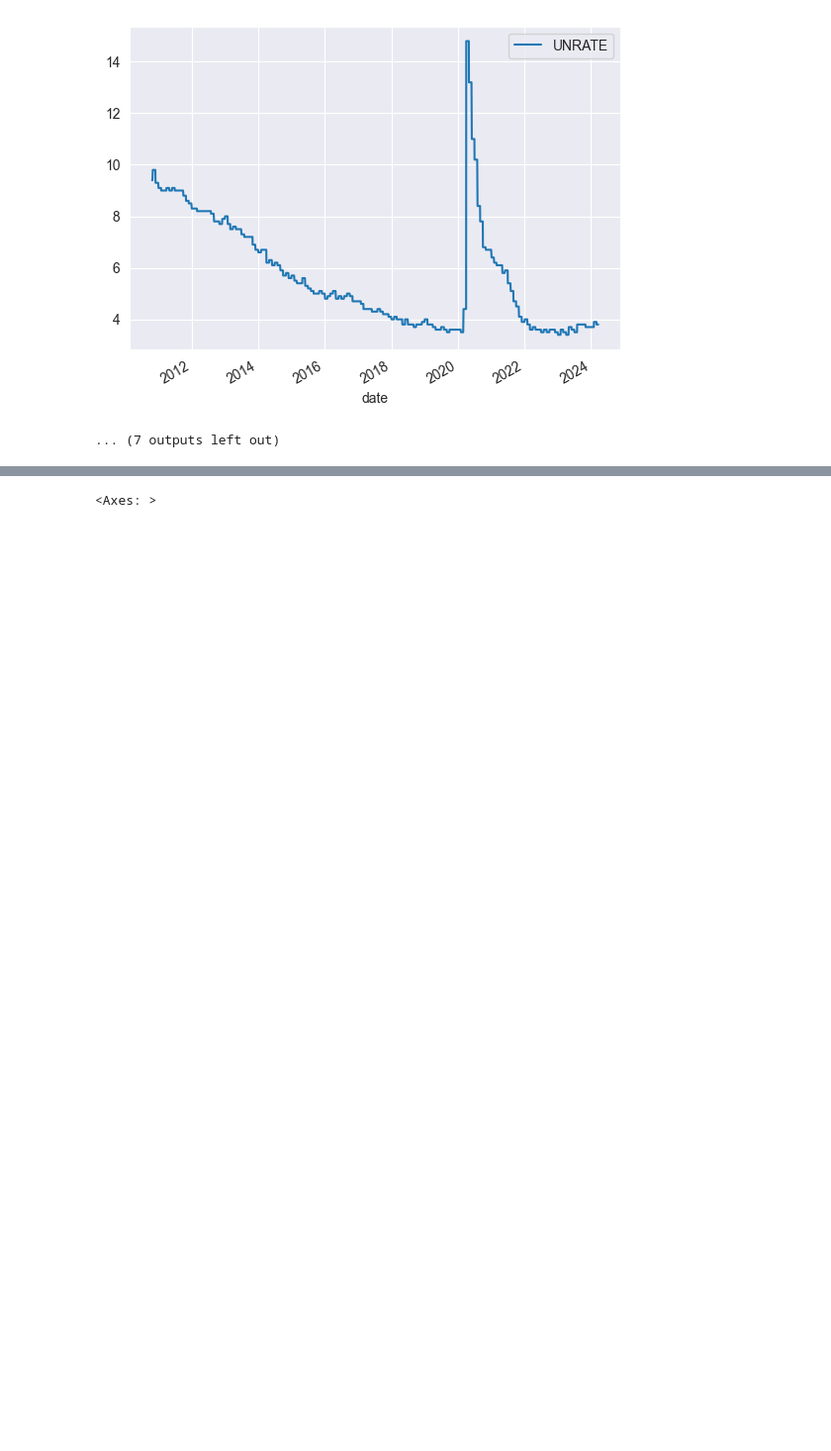
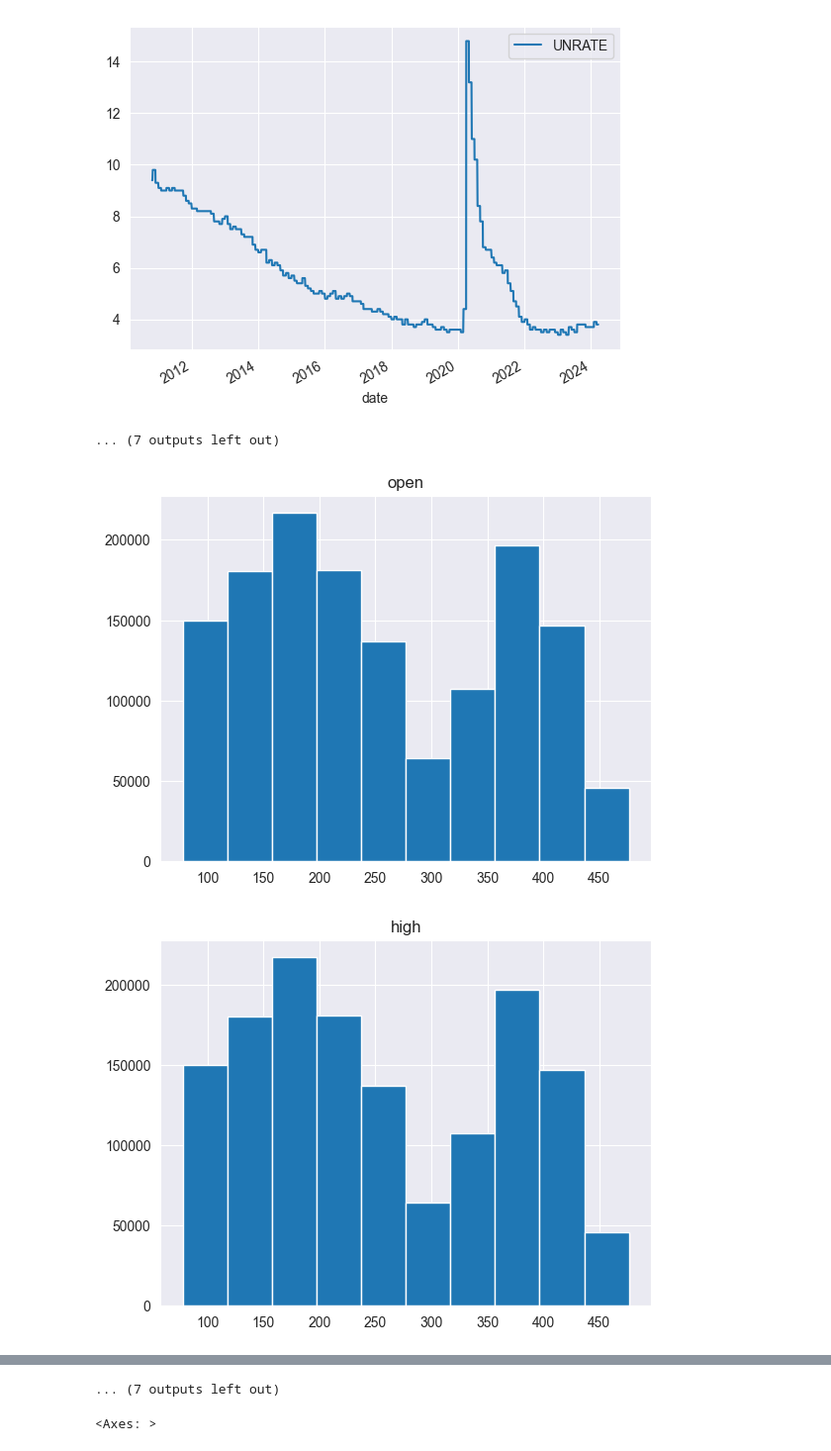
Before and after one commit to connorjsmith28/trading, a Jupyter notebook: visuals/explore.ipynb, the cells around one changed output, grey strips where cells are left out. Shown at 99% size. Cells and saved outputs as stored; diff of their text form; code cells hidden in the pictures; blank space fills up the shorter version.

Commit message:
Adding histograms to explore

```diff
--- a/visuals/explore.ipynb
+++ b/visuals/explore.ipynb
@@ -84,3 +84,11 @@ for column in Y_LIST:
 [figure]
 [figure]
 ... (7 outputs left out)
+# %%
+Y_LIST = ['open', 'high', 'low', 'close', 'volume', 'CPALTT01USM657N', 'DFF', 'EXPINF10YR', 'GDPC1', 'RSXFS', 'T10YFF', 'UNRATE', 'macd', 'macd_signal', 'macd_hist', 'daily_obv', 'seven_day_ema', 'daily_high', 'daily_low']
+
+for column in Y_LIST:
+    df.hist(column)
+# %% [output]
+[figure, added]
+[figure, added]
@@ -87,3 +105,4 @@ for column in Y_LIST:
+... (7 outputs left out)
 # %%
 # Correlation Heatmap
 correlation_fields = Y_LIST.copy()
```
Also changed, not shown: parts of 1 cell of this notebook.
